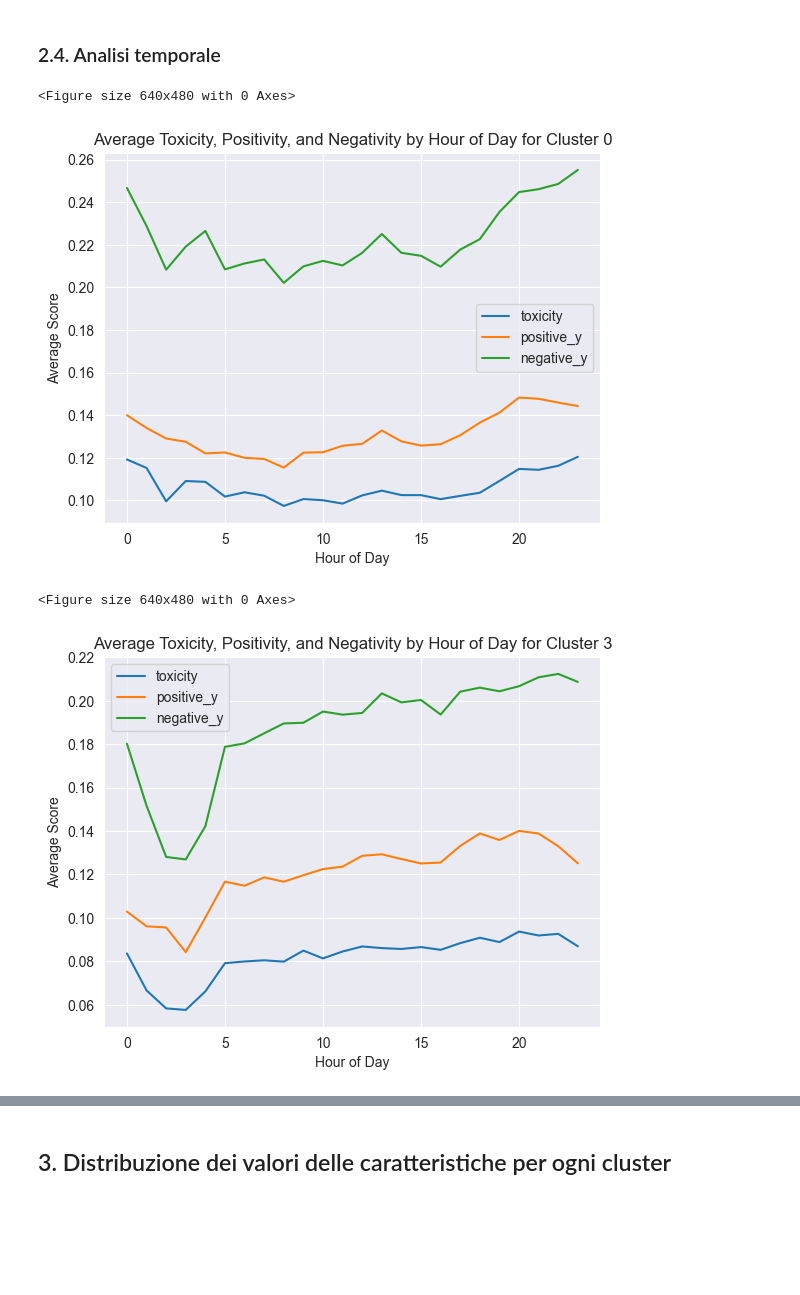
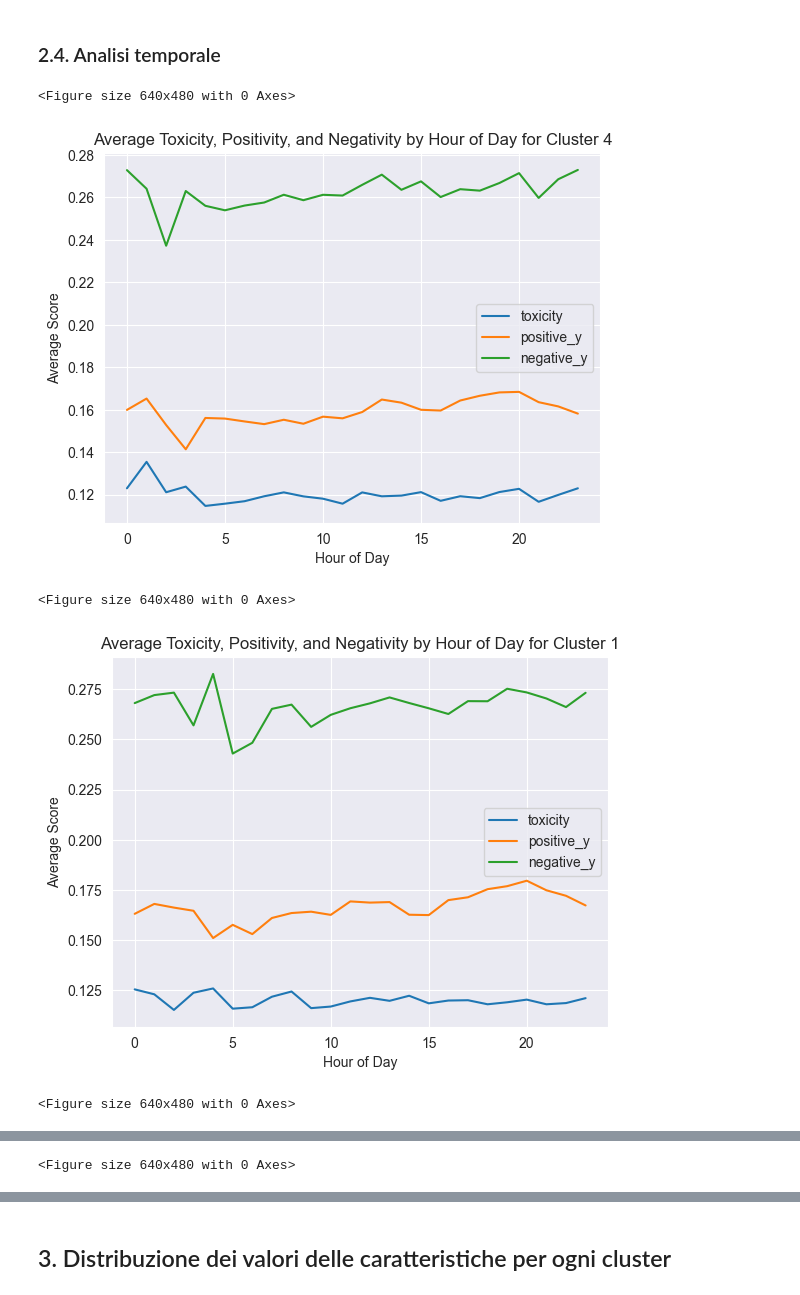
Before and after one commit to davisf20/characterization-of-user-misbehavior-in-online-social-media, a Jupyter notebook: notebooks/clustersCharacterization.ipynb, the cells around one changed output, grey strips where cells are left out. Drawn from its saved outputs; the diff is of its cells as text; code cells hidden in the pictures; blank space fills up the shorter version.

Commit message:
fix: data presentation

```diff
--- a/notebooks/clustersCharacterization.ipynb
+++ b/notebooks/clustersCharacterization.ipynb
@@ -73,5 +74,8 @@ newsguard_scores = pd.read_csv("../data/newsguard_scores.csv", #path/to/newsguar
 # Converti la colonna 'score' in float, convertendo i valori non validi in NaN
 newsguard_scores['score'] = pd.to_numeric(newsguard_scores['score'], errors='coerce')
 
+# Estrai l'ora del giorno
+tweets['hour_of_day'] = tweets['created_at'].dt.hour
+
 scores = scores[(scores['tweet_id'].isin(tweets['tweet_id']))]
 tweets = tweets.merge(scores, on='tweet_id', how='left')
@@ -80,0 +82,10 @@ tweets_copy = tweets.copy()
+# %%
+# Elenco dei cluster che si desidera eliminare
+clusters_to_remove = [3, 5, 6, 7]
+
+# Filtra il DataFrame per mantenere solo le righe che NON appartengono ai cluster specificati
+core_users_clustered = core_users_clustered[~core_users_clustered['kmeans_cluster'].isin(clusters_to_remove)]
+
+
+core_users_characterization = core_users_clustered.copy()
+tweets_copy = tweets.copy()
@@ -253,22 +291,23 @@ Ttest_indResult(statistic=34.50207040418362, pvalue=1.235504062733661e-260)
 # %%
 # # Calcola e visualizza la matrice di correlazione per ogni cluster
 # clusters = tweets_copy['kmeans_cluster'].unique()
 
 # Seleziona i cluster d'interesse
-clusters = [0, 3]
+clusters = [4, 1, 2, 0]
 
 # Calcola e visualizza le medie di tossicità, positività e negatività per ogni ora del giorno, per ogni cluster
 for cluster in clusters:
     cluster_data = tweets_copy[tweets_copy['kmeans_cluster'] == cluster]
     average_scores_by_hour = cluster_data.groupby('hour_of_day')[['toxicity', 'positive_y', 'negative_y']].mean()
     plt.figure()
     average_scores_by_hour.plot(kind='line')
     plt.title(f'Average Toxicity, Positivity, and Negativity by Hour of Day for Cluster {cluster}')
     plt.xlabel('Hour of Day')
     plt.ylabel('Average Score')
     plt.show()
 # %% [output]
 <Figure size 640x480 with 0 Axes>
-[figure, old version]
+[figure, new version]
 <Figure size 640x480 with 0 Axes>
-[figure, old version]
+[figure, new version]
+<Figure size 640x480 with 0 Axes>
@@ -274,0 +315 @@ for cluster in clusters:
+<Figure size 640x480 with 0 Axes>
```
Also changed, not shown: parts of 21 cells of this notebook, 1 other file.
